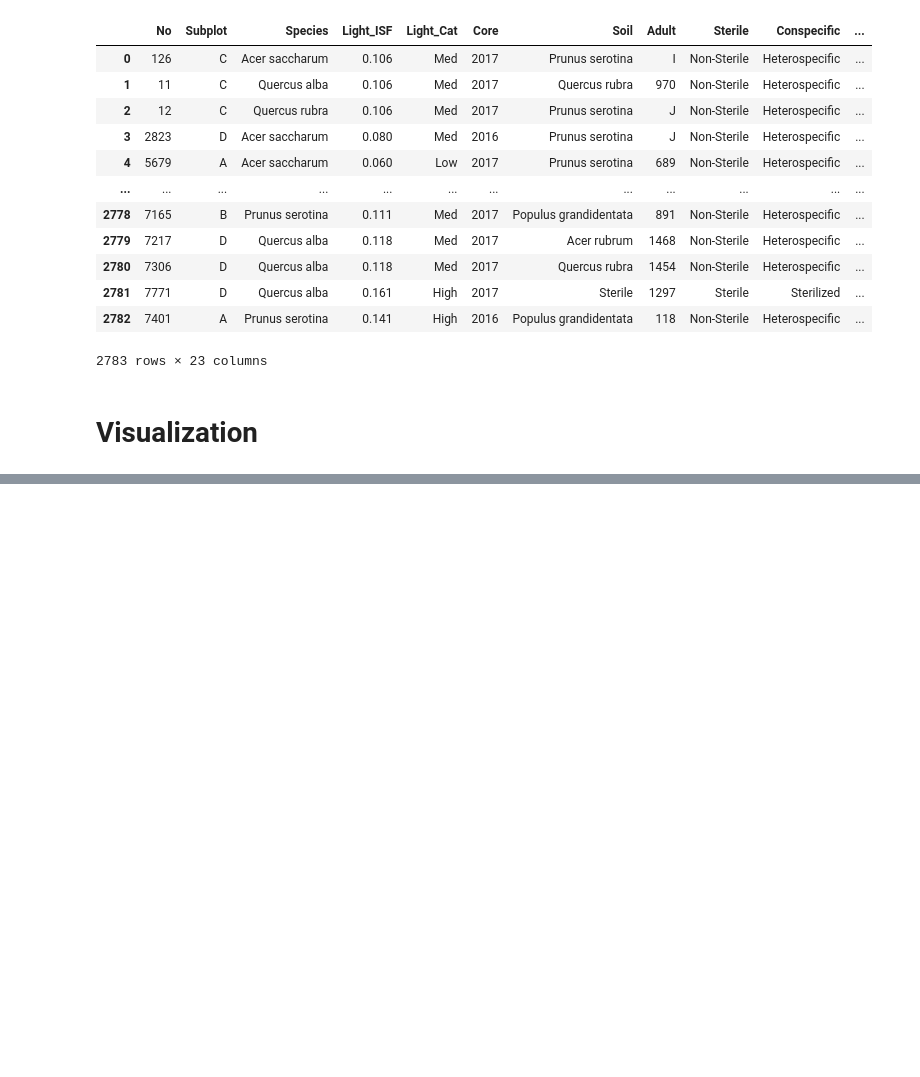
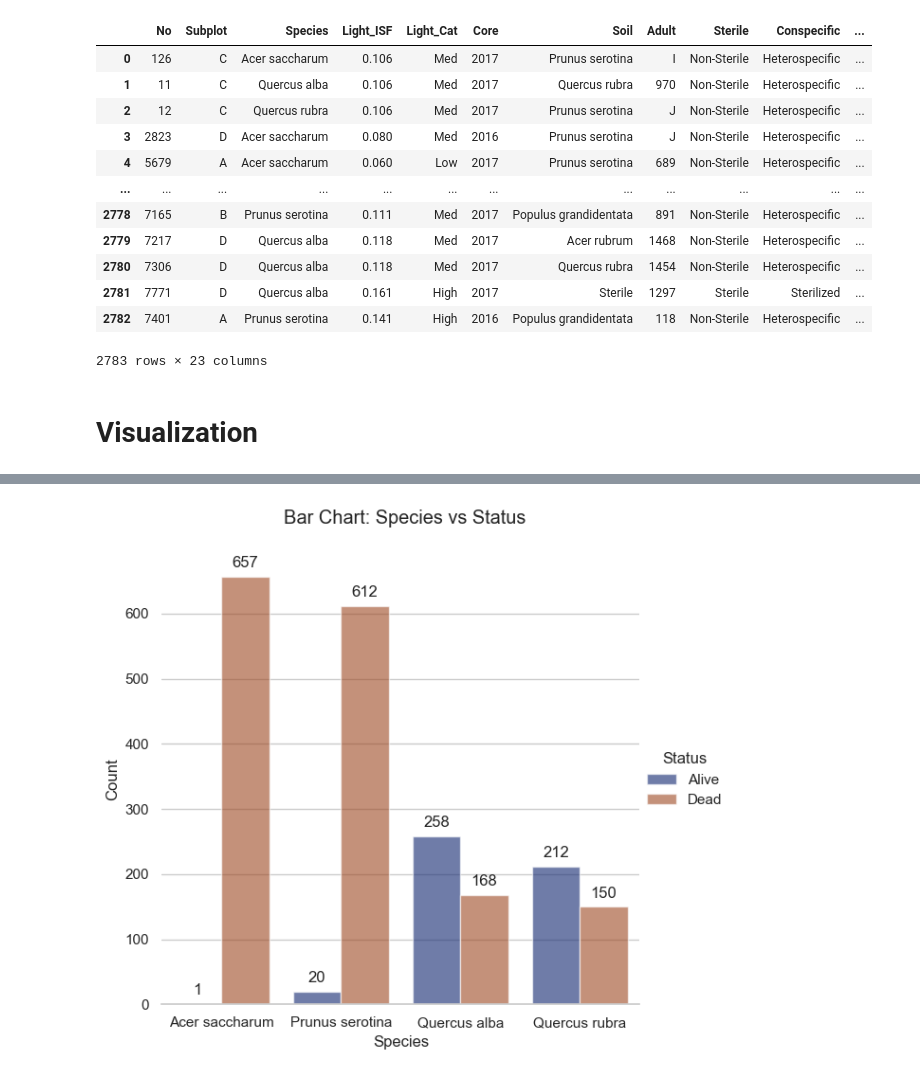
Before and after one commit to fedighanmi/Tree_Survival_Project, a Jupyter notebook: example/example_notebook.ipynb, the cells around one changed output, grey strips where cells are left out. Saved outputs shown, nothing was run; the diff lists cells and outputs as text; code cells hidden in the pictures; blank space fills up the shorter version.

Commit message:
Add Visualization in example_notebook.ipynb

```diff
--- a/example/example_notebook.ipynb
+++ b/example/example_notebook.ipynb
@@ -205,0 +255,6 @@ Column 'Plot' not found in the dataset.
+# %%
+
+
+vs.bar_plot(df = df, type = "Species_vs_Status")
+# %% [output]
+[figure, added]
```
Also changed, not shown: parts of 7 cells of this notebook.
